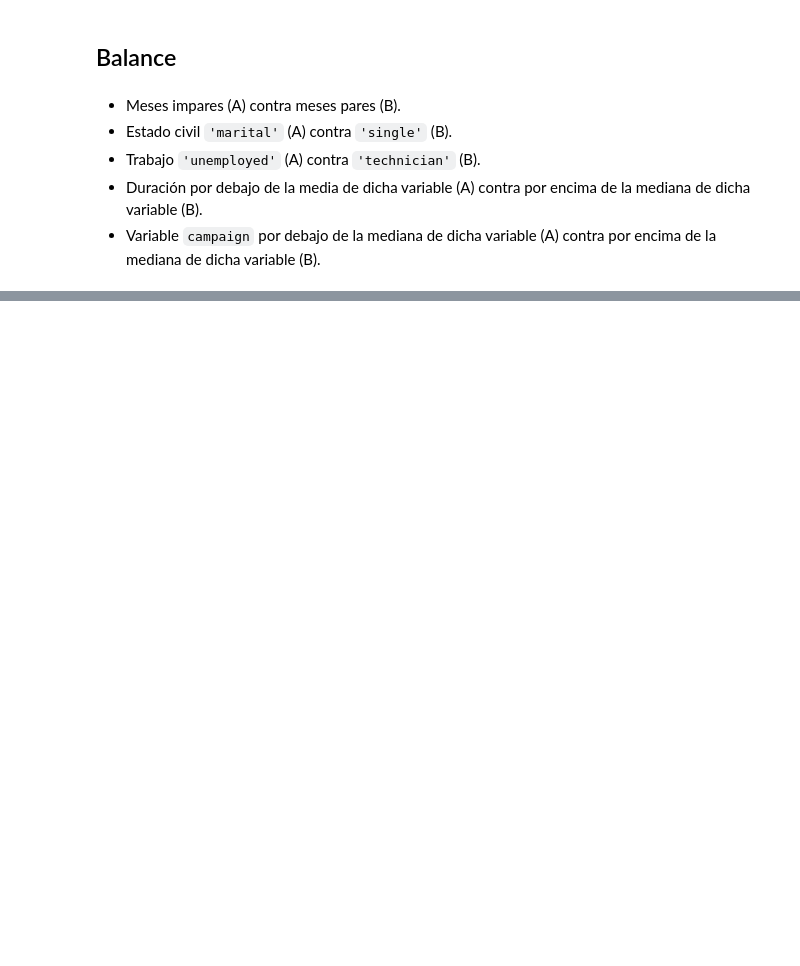
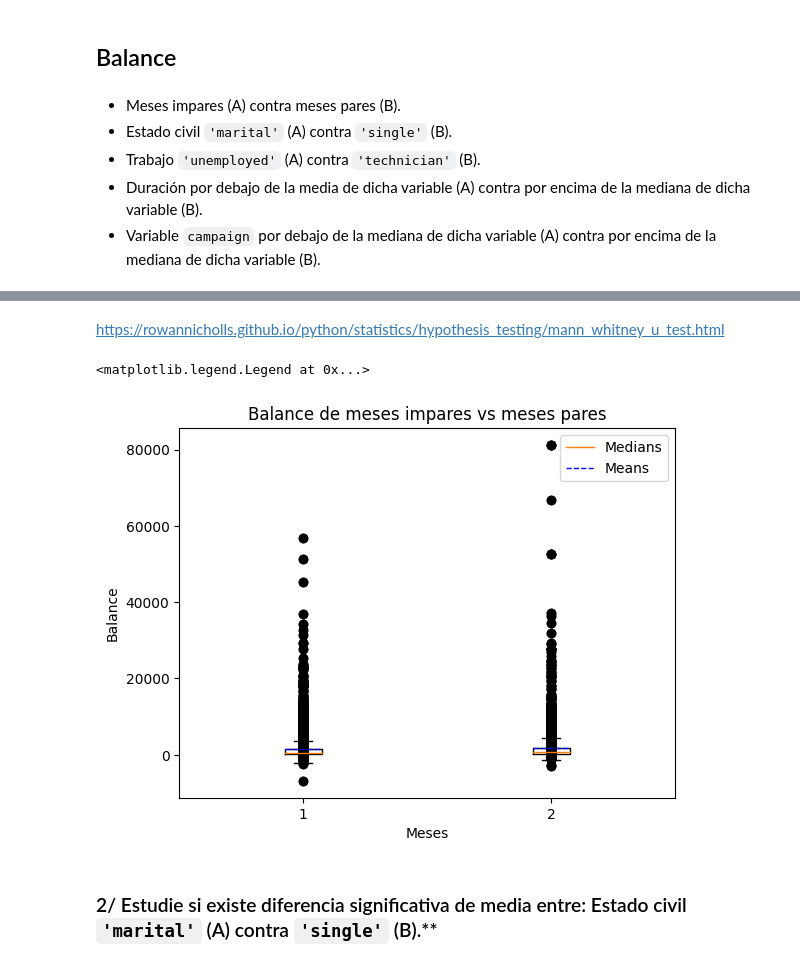
Before and after one commit to bravovielisa/Contraste_de_hipotesis, a Jupyter notebook: Contraste de hipótesis - AB testing (Ejercicios).ipynb, the cells around one changed output, grey strips where cells are left out. Drawn from its saved outputs; the diff is of its cells as text; code cells hidden in the pictures; blank space fills up the shorter version.

```diff
--- a/Contraste de hipótesis - AB testing (Ejercicios).ipynb
+++ b/Contraste de hipótesis - AB testing (Ejercicios).ipynb
@@ -137,0 +172,11 @@ df.isnull().sum().sum()
+# %%
+# Requerimientos
+from scipy.stats import mannwhitneyu
+
+# Comprobamos hipótesis nula
+A = df[~df['month'].isin(["feb", "apr", "jun", "aug", "oct", "dec"])] ['balance'] #Meses impares
+B = df[df['month'].isin(["feb", "apr", "jun", "aug", "oct", "dec"])] ['balance'] #Meses pares
+MW_test = mannwhitneyu(A, B)
+
+# Mostramos resultado
+print(f"El p-valor obtenido en el test de de Mann-Whitney U es de {MW_test.pvalue}")
@@ -137,0 +198,22 @@ df.isnull().sum().sum()
+# %% [markdown]
+https://rowannicholls.github.io/python/statistics/hypothesis_testing/mann_whitney_u_test.html
+# %%
+meanprops = {'color': 'b'}
+bp = plt.boxplot([A, B], showmeans=True, meanline=True, meanprops=meanprops)
+# Scatterplot for treatment 1
+y =A
+plt.scatter(np.zeros(len(y)) + 1, y, c='k')
+# Scatterplot for treatment 2
+y = B
+plt.scatter(np.ones(len(y)) + 1, y, c='k')
+# Tile and labels
+plt.title('Balance de meses impares vs meses pares')
+plt.xlabel('Meses')
+plt.ylabel('Balance')
+# Legend
+plt.legend([bp['medians'][0], bp['means'][0]], ['Medians', 'Means'])
+# %% [output]
+<matplotlib.legend.Legend at 0x...>
+[figure, added]
+# %% [markdown]
+### 2/ Estudie si existe diferencia significativa de media entre: Estado civil `'marital'` (A) contra `'single'` (B).**
```
Also changed, not shown: parts of 24 cells of this notebook.
